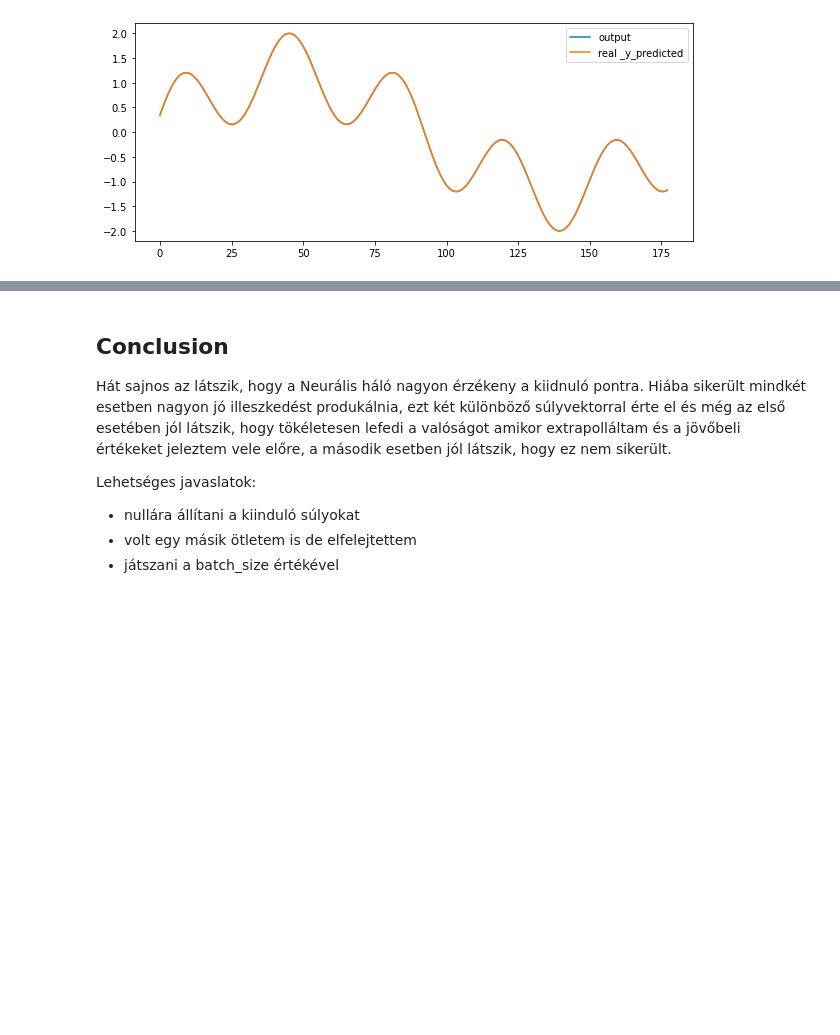
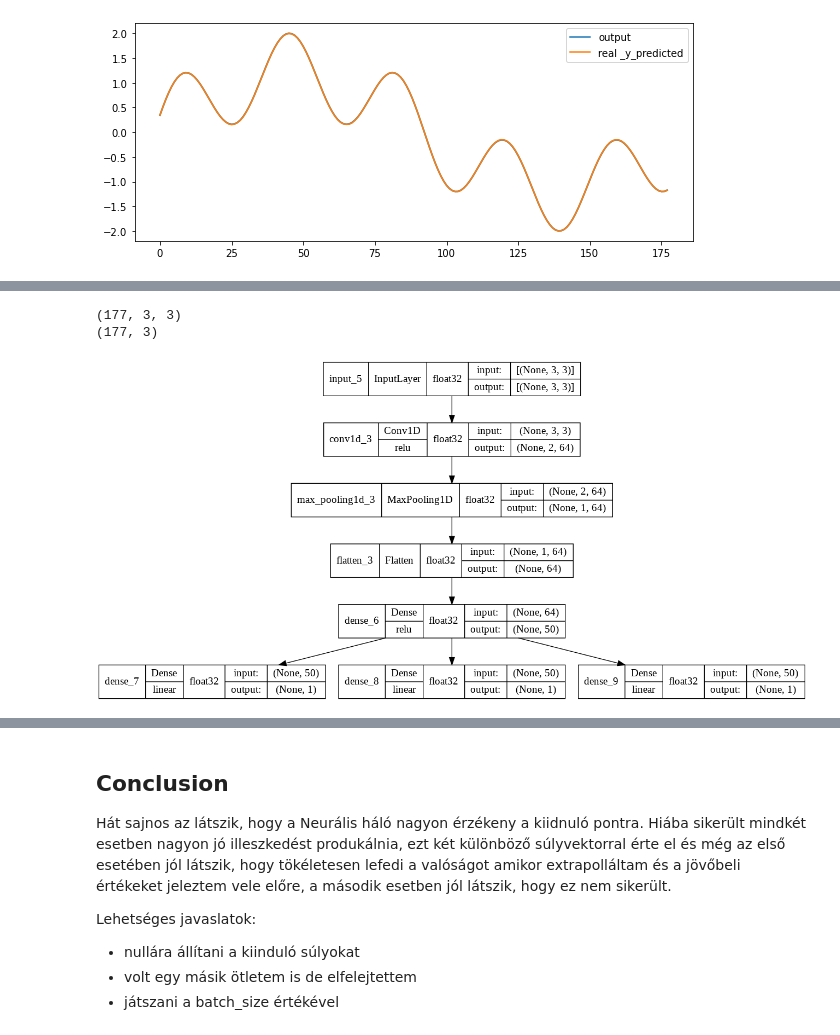
Before and after one commit to JoDeMiro/Keras, a Jupyter notebook: 05_Keras_Time_Series_Forcasting_via_1D_Convolution.ipynb, the cells around one changed output, grey strips where cells are left out. Drawn from its saved outputs; the diff is of its cells as text; code cells hidden in the pictures; blank space fills up the shorter version.

```diff
--- a/05_Keras_Time_Series_Forcasting_via_1D_Convolution.ipynb
+++ b/05_Keras_Time_Series_Forcasting_via_1D_Convolution.ipynb
@@ -1125,0 +1151,3 @@ plt.show()
+# %%
+n_steps = 3
+n_features = 3
@@ -1125,0 +1175,31 @@ plt.show()
+# %%
+print(_X.shape)
+print(_y.shape)
+# %% [output]
+(177, 3, 3)
+(177, 3)
+# %%
+# define model
+input_layer = tf.keras.layers.Input(shape=(n_steps, n_features))
+
+cnn = tf.keras.layers.Conv1D(filters=64, kernel_size=2, activation='relu')(input_layer)
+cnn = tf.keras.layers.MaxPooling1D(pool_size=2)(cnn)
+cnn = tf.keras.layers.Flatten()(cnn)
+cnn = tf.keras.layers.Dense(50, activation='relu')(cnn)
+
+# define output 1
+output1 = tf.keras.layers.Dense(1)(cnn)
+# define output 2
+output2 = tf.keras.layers.Dense(1)(cnn)
+# define output 3
+output3 = tf.keras.layers.Dense(1)(cnn)
+
+# tie together
+model = tf.keras.Model(inputs=input_layer, outputs=[output1, output2, output3])
+
+# compile
+model.compile(optimizer='adam', loss='mse')
+# %%
+tf.keras.utils.plot_model(model, show_shapes=True, show_dtype=True, show_layer_activations=True)
+# %% [output]
+[figure, added]
```
Also changed, not shown: parts of 9 cells of this notebook.
